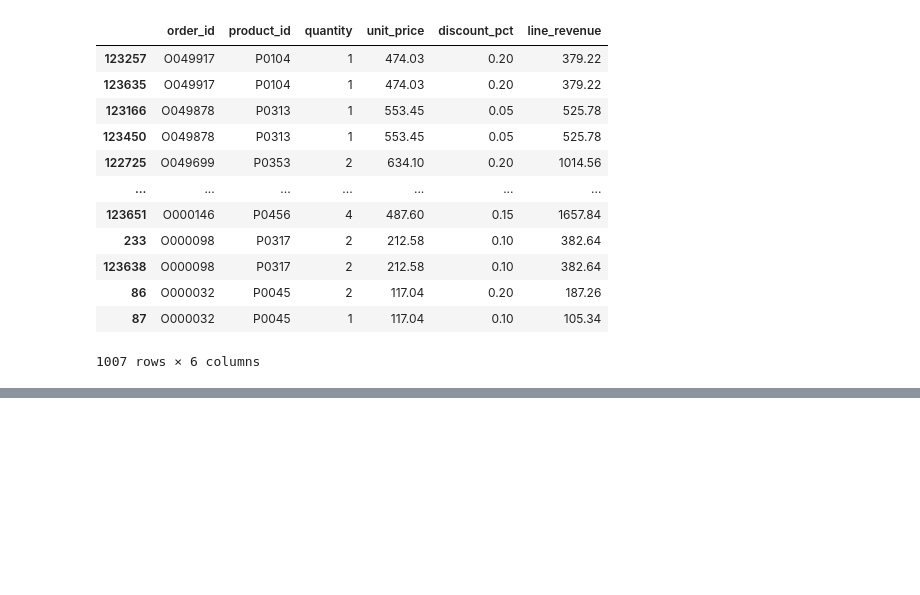
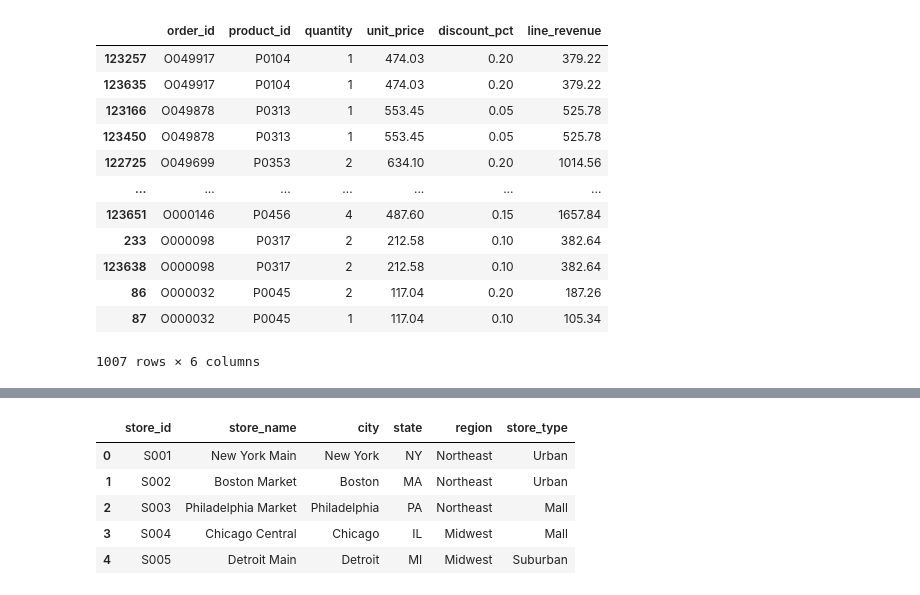
Before and after one commit to Nussev/retail-analytics-portfolio, a Jupyter notebook: notebooks/01_data_exploration.ipynb, the cells around one changed output, grey strips where cells are left out. Saved outputs shown, nothing was run; the diff lists cells and outputs as text; code cells hidden in the pictures; blank space fills up the shorter version.

```diff
--- a/notebooks/01_data_exploration.ipynb
+++ b/notebooks/01_data_exploration.ipynb
@@ -235,0 +405,9 @@ final_list.sort_values(["order_id", "product_id"], ascending=False)
+# %%
+stores.head()
+# %% [output]
+|  | store_id | store_name | city | state | region | store_type |
+| 0 | S001 | New York Main | New York | NY | Northeast | Urban |
+| 1 | S002 | Boston Market | Boston | MA | Northeast | Urban |
+| 2 | S003 | Philadelphia Market | Philadelphia | PA | Northeast | Mall |
+| 3 | S004 | Chicago Central | Chicago | IL | Midwest | Mall |
+| 4 | S005 | Detroit Main | Detroit | MI | Midwest | Suburban |
```
Also changed, not shown: parts of 17 cells of this notebook, 1 other file.
